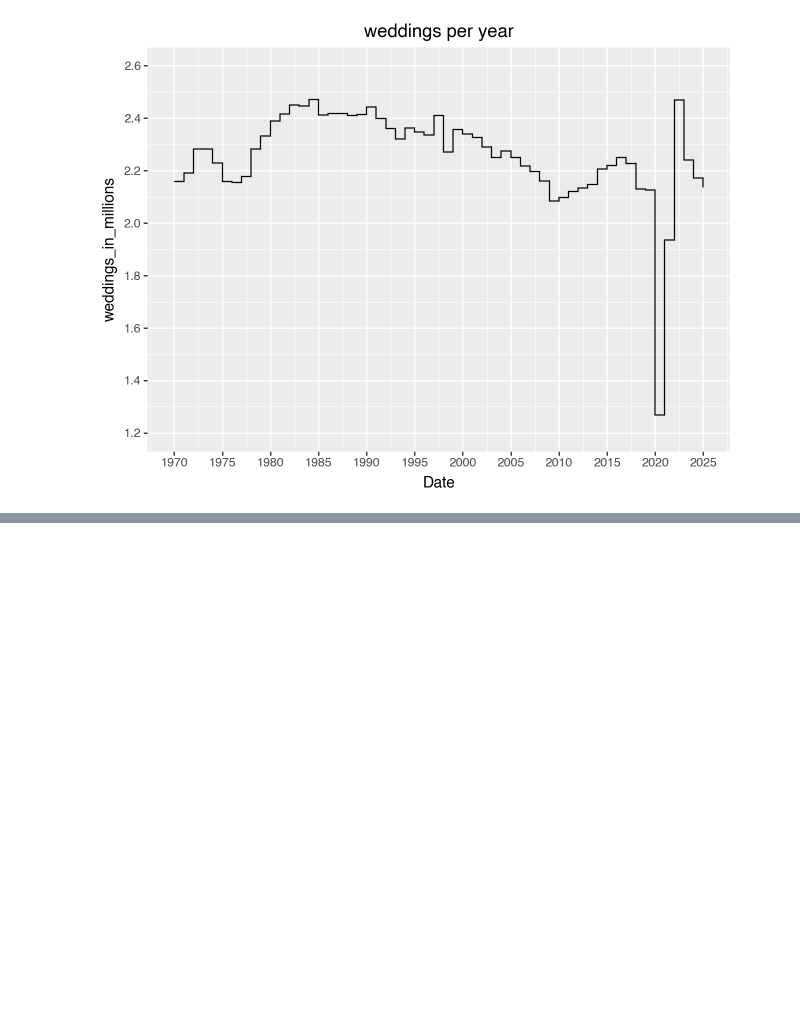
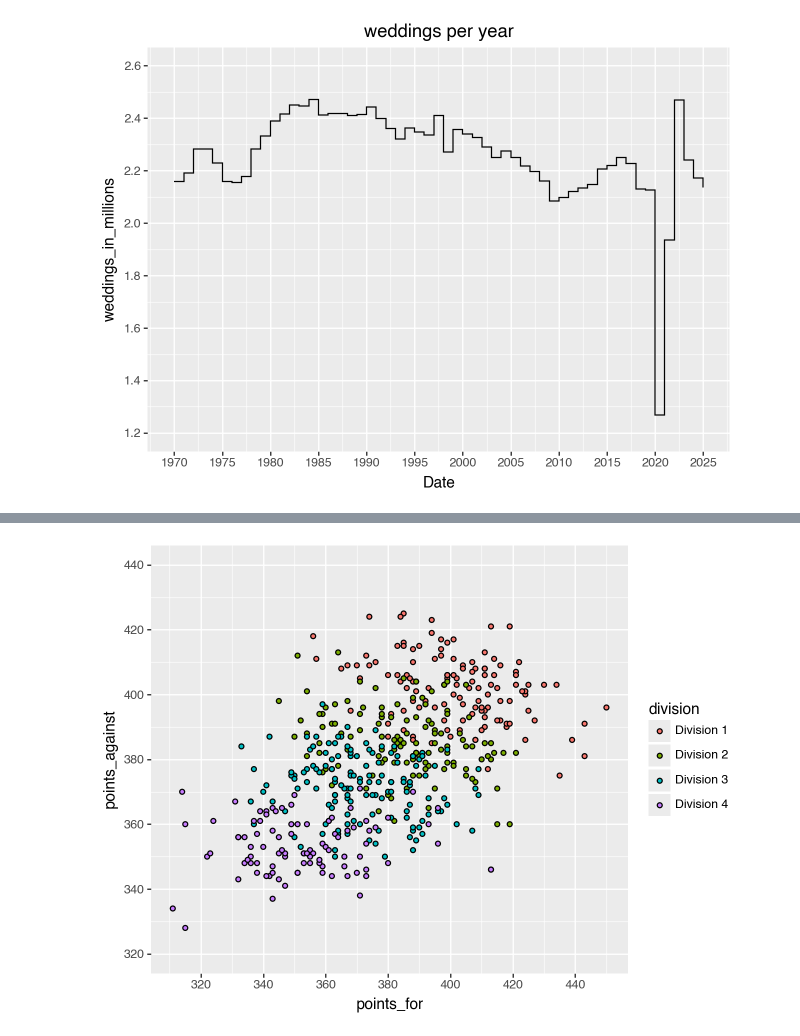
Before and after one commit to hgorledeenn/notebooks-to-illustrator, a Jupyter notebook: Homework - Notebooks to Illustrator.ipynb, the cells around one changed output, grey strips where cells are left out. Cells and saved outputs as stored; diff of their text form; code cells hidden in the pictures; blank space fills up the shorter version.

Commit message:
did the last plot

```diff
--- a/Homework - Notebooks to Illustrator.ipynb
+++ b/Homework - Notebooks to Illustrator.ipynb
@@ -213,3 +213,16 @@ You are going to recreate the "Nigel Richard's Performance at Nationals" visuali
 
 * `scrabble-point-spread.csv` - the points for and against each player at Nationals from one year (2013)
 * `scrabble-tournament.csv` - rating and division data for each player at Nationals from one year (2013)
+# %%
+df1 = pd.read_csv('data/scrabble-point-spread.csv')
+df2 = pd.read_csv('data/scrabble-tournament.csv')
+
+## This is not AI even though I'm using `print()` -- I just want to check the shapes so i don't lose rows when i inner join
+print("df1 = ", df1.shape)
+print("df2 = ", df2.shape)
+
+df2['player_id'] = df2['Player ID']
+
+df_merged = pd.merge(df1, df2, how='inner', on='player_id')
+print("df_merged = ", df_merged.shape)
+df_merged.head()
@@ -216,3 +240,17 @@ You are going to recreate the "Nigel Richard's Performance at Nationals" visuali
+# %%
+plot = (
+    ggplot(df_merged) +
+    aes(x='points_for',y='points_against', fill='division') +
+    geom_point() +
+    scale_x_continuous(breaks=[320,340,360,380,400,420,440]) +
+    scale_y_continuous(breaks=[320,340,360,380,400,420,440],
+                       limits=(320,440))
+)
+
+plot.save('5-scrabble_points/from_ggplot.svg')
+plot
+# %% [output]
+[figure, added]
 # %% [markdown]
 ## Bloomberg: Waffle Charts
 
```
Also changed, not shown: parts of 1 cell of this notebook.
